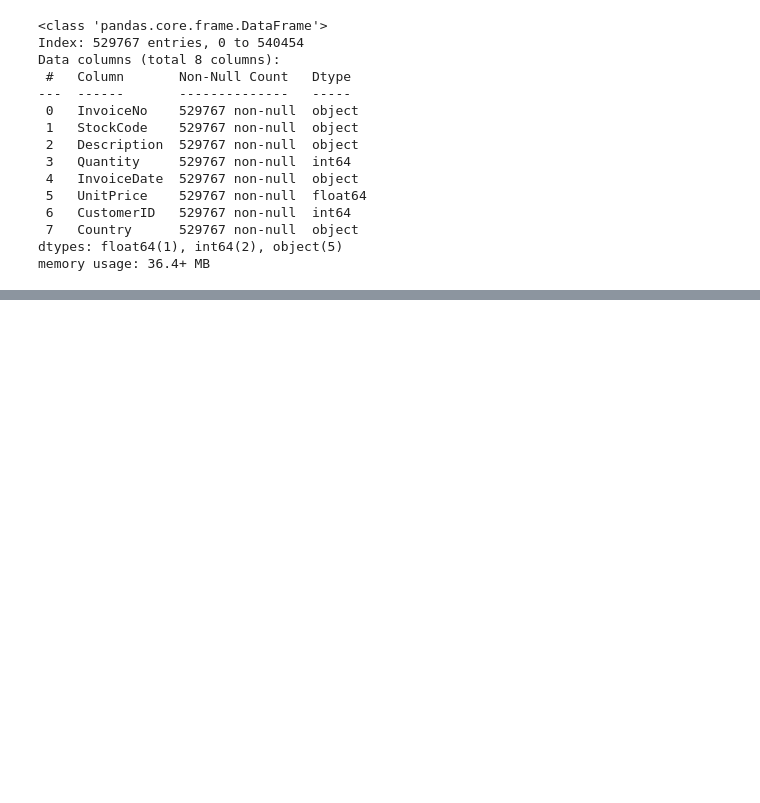
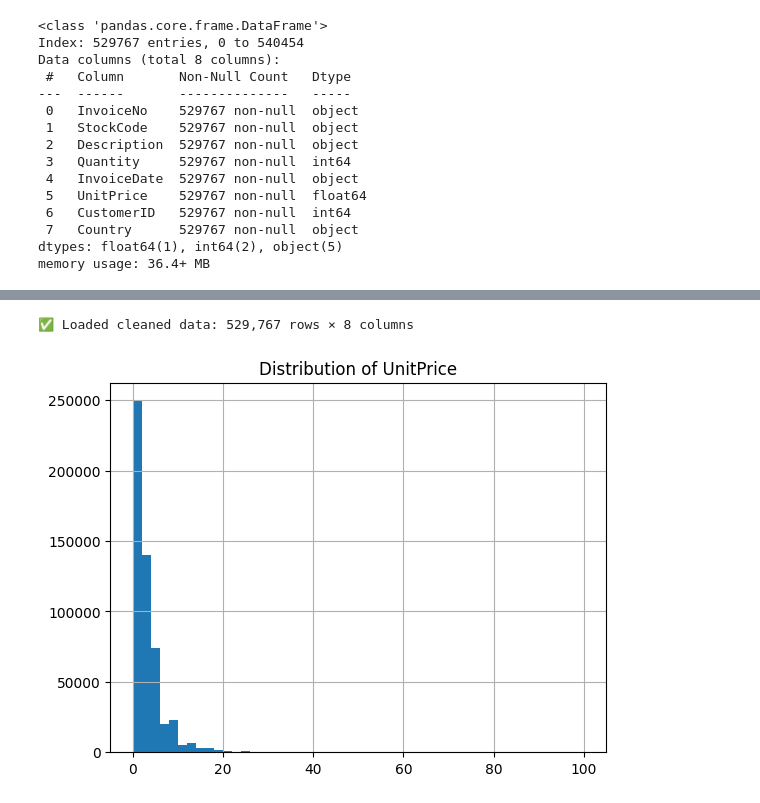
Before and after one commit to lehaanwar/OnlineRetailTransactionsDataset, a Jupyter notebook: jupyter_notebooks/Notebook_Template.ipynb, the cells around one changed output, grey strips where cells are left out. Cells and saved outputs as stored; diff of their text form; code cells hidden in the pictures; blank space fills up the shorter version.

Commit message:
Completed Data visualisation and analysis

```diff
--- a/jupyter_notebooks/Notebook_Template.ipynb
+++ b/jupyter_notebooks/Notebook_Template.ipynb
@@ -425,3 +420,17 @@ df_cleaned.head()
 | 2 | 536365 | 84406B | CREAM CUPID HEARTS COAT HANGER | 8 | 2010-12-01 08:26:00 | 2.75 | 17850 | United Kingdom |
 | 3 | 536365 | 84029G | KNITTED UNION FLAG HOT WATER BOTTLE | 6 | 2010-12-01 08:26:00 | 3.39 | 17850 | United Kingdom |
 | 4 | 536365 | 84029E | RED WOOLLY HOTTIE WHITE HEART. | 6 | 2010-12-01 08:26:00 | 3.39 | 17850 | United Kingdom |
+# %%
+#load the cleaned dataset
+df_cleaned = pd.read_csv('../dataset/Cleandataset/Cleandataset.csv')
+print(f"✅ Loaded cleaned data: {df_cleaned.shape[0]:,} rows × {df_cleaned.shape[1]} columns")
+# %% [output]
+✅ Loaded cleaned data: 529,767 rows × 8 columns
+# %%
+# Check the mean vs median of 'UnitPrice' to confirm normal distribution
+df_cleaned['UnitPrice'].mean(), df_cleaned['UnitPrice'].median()
+df_cleaned['UnitPrice'].hist(bins=50)
+plt.title('Distribution of UnitPrice')
+plt.show()
+# %% [output]
+[figure, added]
```
Also changed, not shown: parts of 14 cells of this notebook, 1 other file.
